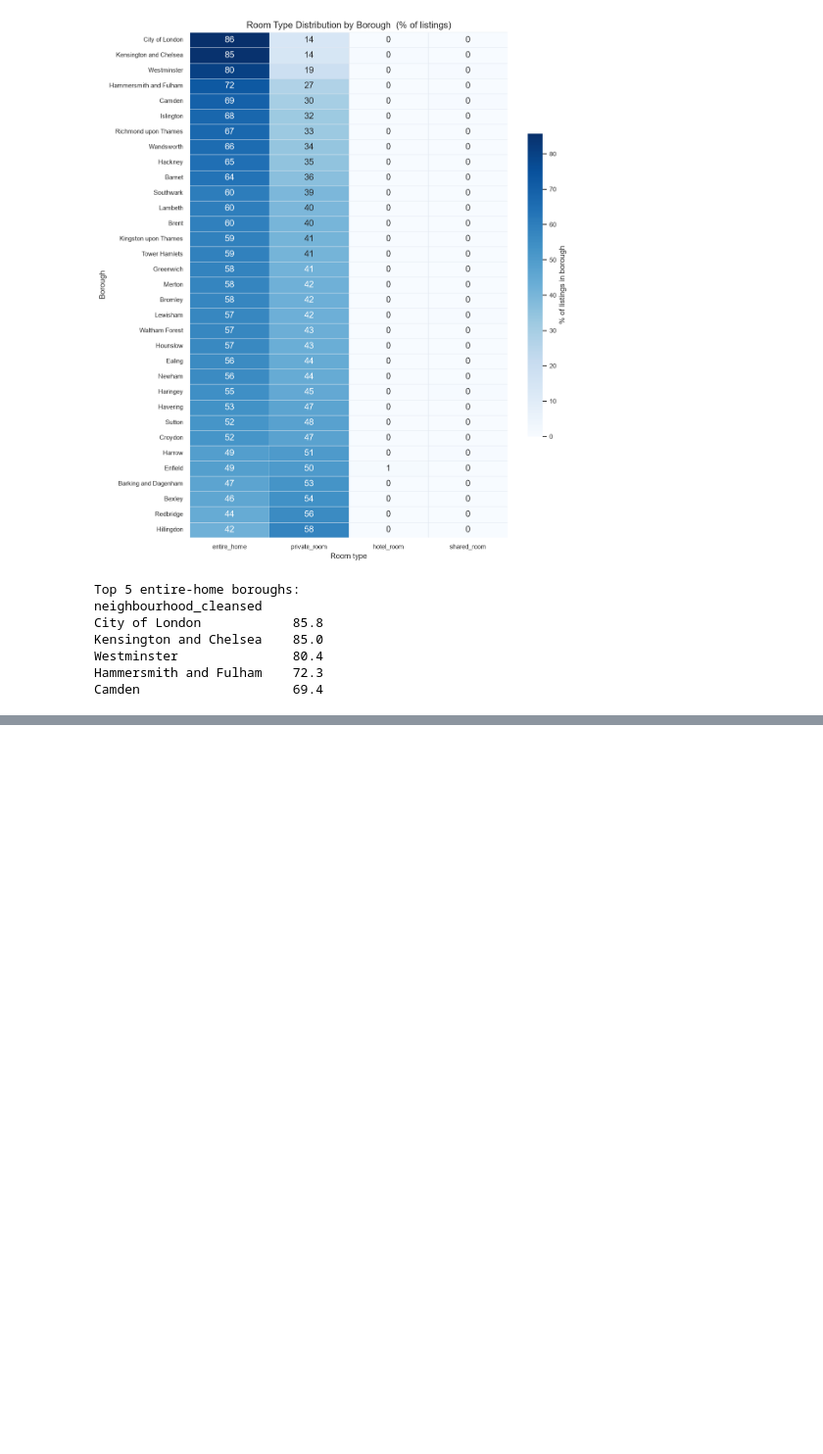
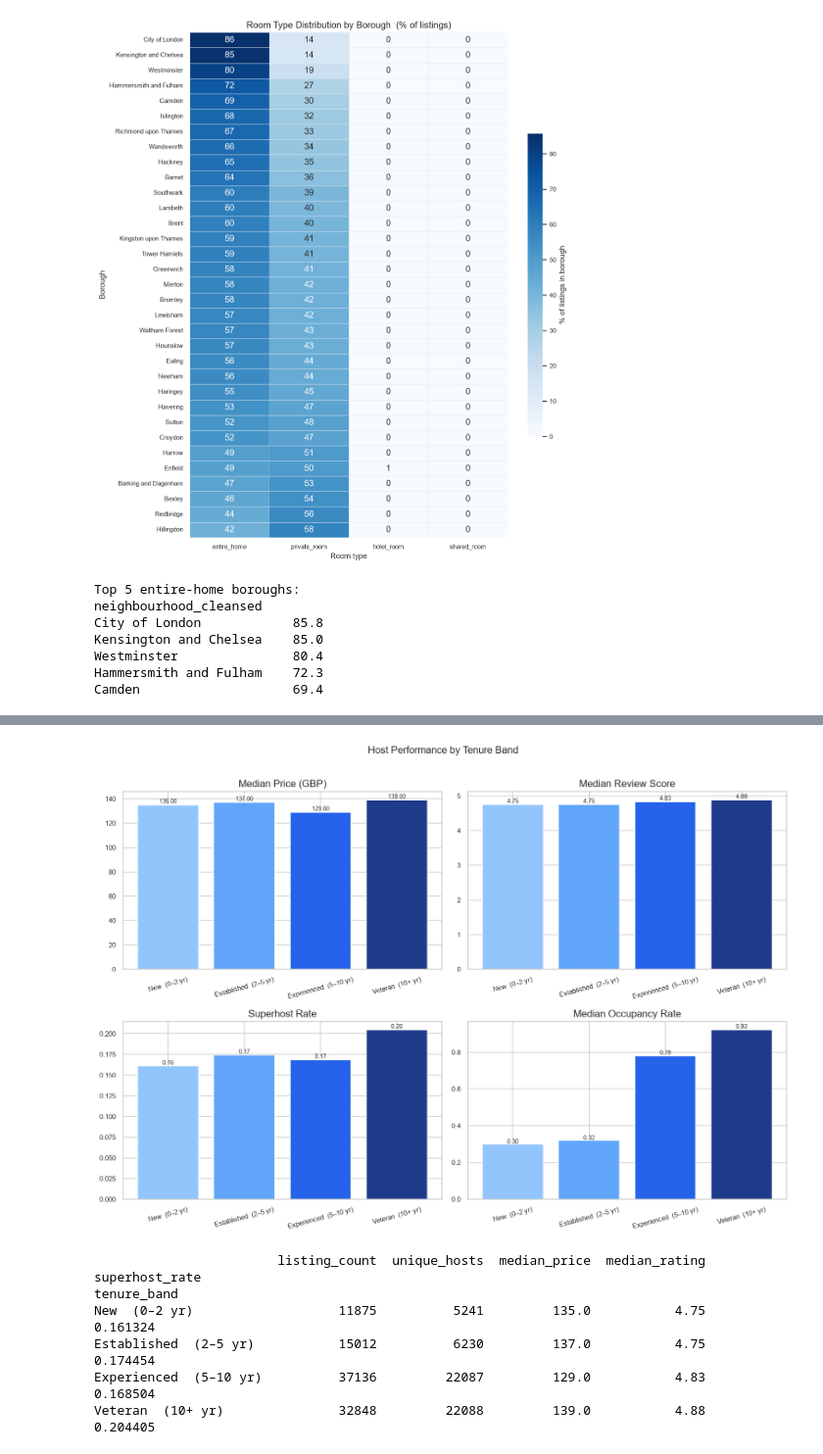
Before and after one commit to bavikaranyogeswaran/Airbnb-Multi-City-Data-Pipeline, a Jupyter notebook: notebooks/03_exploratory_data_analysis.ipynb, the cells around one changed output, grey strips where cells are left out. Shown at 98% size. Drawn from its saved outputs; the diff is of its cells as text; code cells hidden in the pictures; blank space fills up the shorter version.

```diff
--- a/notebooks/03_exploratory_data_analysis.ipynb
+++ b/notebooks/03_exploratory_data_analysis.ipynb
@@ -944,0 +1110,63 @@ Camden                    69.4
+# %%
+# ── Chart 17 — Host tenure analysis (plan 8.4) ───────────────────────────────
+# host_tenure_years already computed in listing_master (snapshot_date - host_since).
+# Four bands: New (0-2y) → Established (2-5y) → Experienced (5-10y) → Veteran (10+y).
+
+def _tenure_band(y: float) -> str:
+    if y <= 2:   return "New  (0–2 yr)"
+    if y <= 5:   return "Established  (2–5 yr)"
+    if y <= 10:  return "Experienced  (5–10 yr)"
+    return "Veteran  (10+ yr)"
+
+listings["tenure_band"] = listings["host_tenure_years"].apply(_tenure_band)
+
+tenure_order = ["New  (0–2 yr)", "Established  (2–5 yr)", "Experienced  (5–10 yr)", "Veteran  (10+ yr)"]
+tenure_colors = ["#93c5fd", "#60a5fa", "#2563eb", "#1e3a8a"]
+
+tenure_sum = (
+    listings.groupby("tenure_band")
+    .agg(
+        listing_count=("id", "count"),
+        unique_hosts=("host_id", "nunique"),
+        median_price=("price_numeric", "median"),
+        median_rating=("review_scores_rating", "median"),
+        superhost_rate=("host_is_superhost", "mean"),
+        median_portfolio=("host_portfolio_size", "median"),
+        median_occupancy=("occupancy_proxy", "median"),
+    )
+    .reindex(tenure_order)
+    .round(2)
+)
+tenure_sum.to_csv(TABLES / "host_tenure_summary.csv")
+
+fig, axes = plt.subplots(2, 2, figsize=(13, 9))
+
+metrics = [
+    ("median_price",    "Median Price (GBP)",    axes[0, 0]),
+    ("median_rating",   "Median Review Score",   axes[0, 1]),
+    ("superhost_rate",  "Superhost Rate",        axes[1, 0]),
+    ("median_occupancy","Median Occupancy Rate", axes[1, 1]),
+]
+
+for col, title, ax in metrics:
+    ax.bar(tenure_order, tenure_sum[col], color=tenure_colors)
+    ax.set_title(title)
+    ax.tick_params(axis="x", labelrotation=15)
+    for i, v in enumerate(tenure_sum[col]):
+        if pd.notna(v):
+            ax.text(i, v * 1.01, f"{v:.2f}", ha="center", fontsize=8)
+
+plt.suptitle("Host Performance by Tenure Band", fontsize=13, y=1.01)
+plt.tight_layout()
+plt.savefig(FIGS / "15_host_tenure_analysis.png", dpi=150, bbox_inches="tight")
+plt.show()
+
+print(tenure_sum[["listing_count","unique_hosts","median_price","median_rating","superhost_rate"]].to_string())
+# %% [output]
+[figure, added]
+                        listing_count  unique_hosts  median_price  median_rating superhost_rate
+tenure_band
+New  (0–2 yr)                   11875          5241         135.0           4.75       0.161324
+Established  (2–5 yr)           15012          6230         137.0           4.75       0.174454
+Experienced  (5–10 yr)          37136         22087         129.0           4.83       0.168504
+Veteran  (10+ yr)               32848         22088         139.0           4.88       0.204405
```
Also changed, not shown: parts of 5 cells of this notebook, 10 other files.
